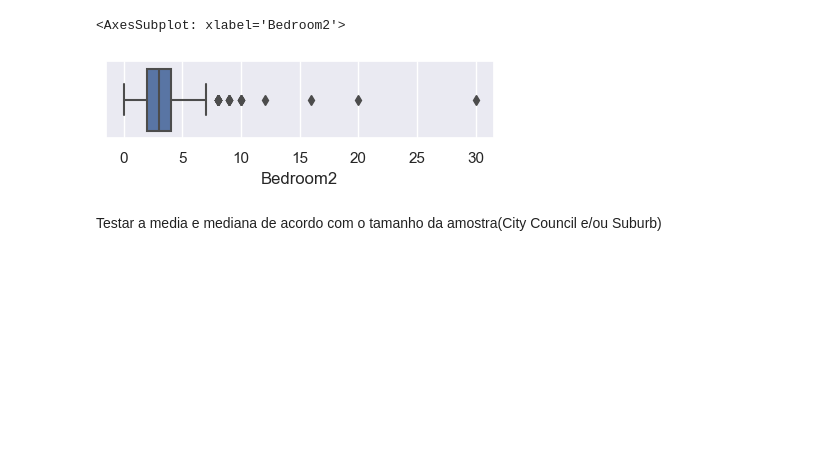
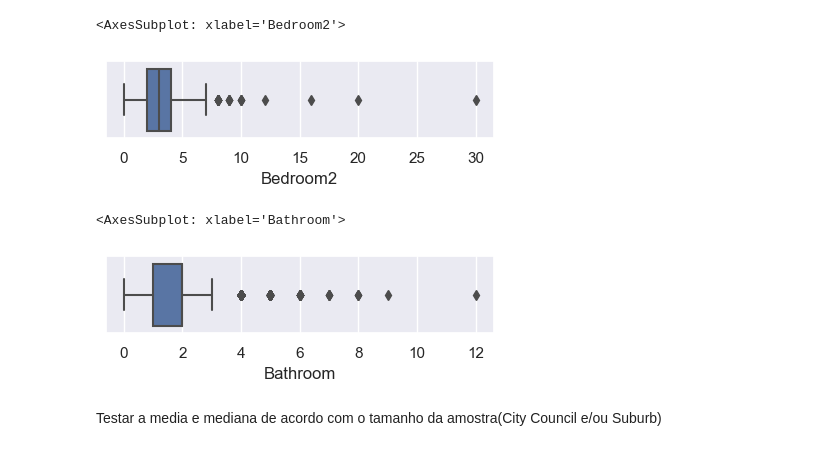
Before and after one commit to Riguini/Melbourne-Housing-Snapshot, a Jupyter notebook: Melbourne_Housing_Dataset.ipynb, the cells around one changed output. Drawn from its saved outputs; the diff is of its cells as text; code cells hidden in the pictures; blank space fills up the shorter version.

```diff
--- a/Melbourne_Housing_Dataset.ipynb
+++ b/Melbourne_Housing_Dataset.ipynb
@@ -138,6 +138,12 @@ sns.boxplot(x=df['Bedroom2'])
 # %% [output]
 <AxesSubplot: xlabel='Bedroom2'>
 [figure]
+# %%
+sns.set(rc={"figure.figsize":(5, 1)})
+sns.boxplot(x=df['Bathroom'])
+# %% [output]
+<AxesSubplot: xlabel='Bathroom'>
+[figure, added]
 # %% [markdown]
 Testar a media e mediana de acordo com o tamanho da amostra(City Council e/ou Suburb)
 # %%
```
